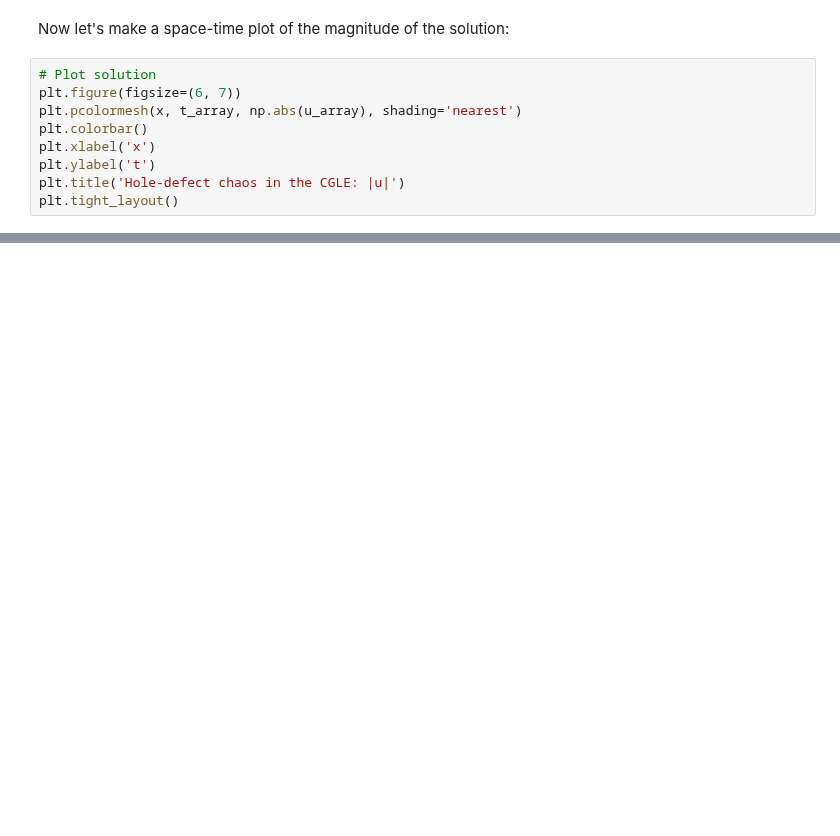
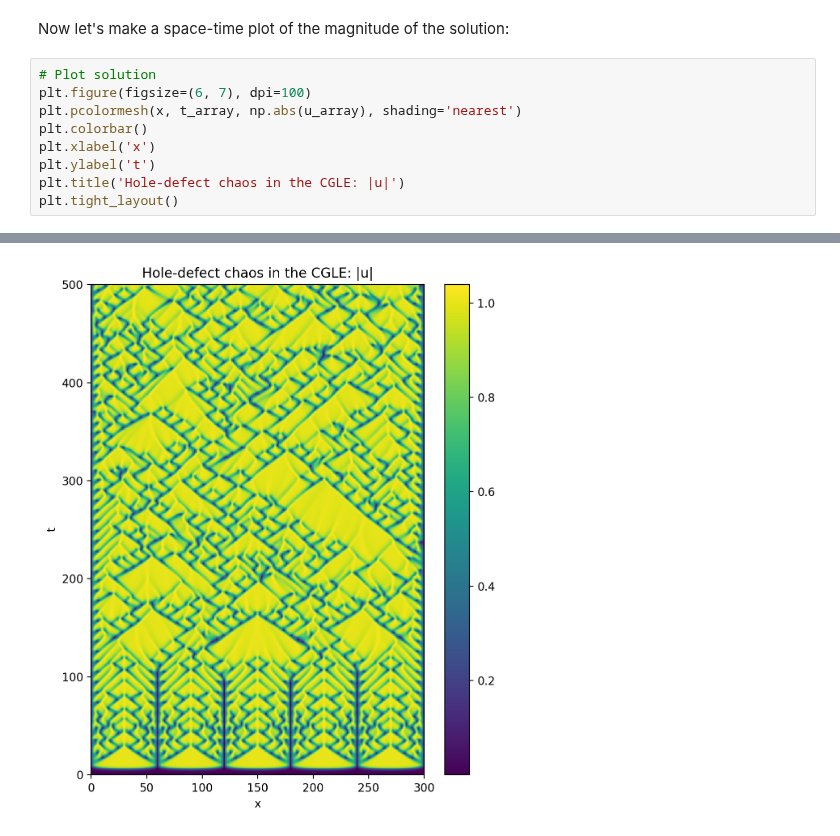
Before and after one commit to DedalusProject/dedalus, a Jupyter notebook: docs/notebooks/dedalus_tutorial_problems_solvers.ipynb, the cells around one changed output, grey strips where cells are left out. Drawn from its saved outputs; the diff is of its cells as text; blank space fills up the shorter version.

```diff
--- a/docs/notebooks/dedalus_tutorial_problems_solvers.ipynb
+++ b/docs/notebooks/dedalus_tutorial_problems_solvers.ipynb
@@ -204,7 +205,7 @@ Completed iteration 10000
 Now let's make a space-time plot of the magnitude of the solution:
 # %%
 # Plot solution
-plt.figure(figsize=(6, 7))
+plt.figure(figsize=(6, 7), dpi=100)
 plt.pcolormesh(x, t_array, np.abs(u_array), shading='nearest')
 plt.colorbar()
 plt.xlabel('x')
@@ -216,0 +216 @@ plt.tight_layout()
+[figure, added]
```
Also changed, not shown: parts of 5 cells of this notebook, 3 other files.
